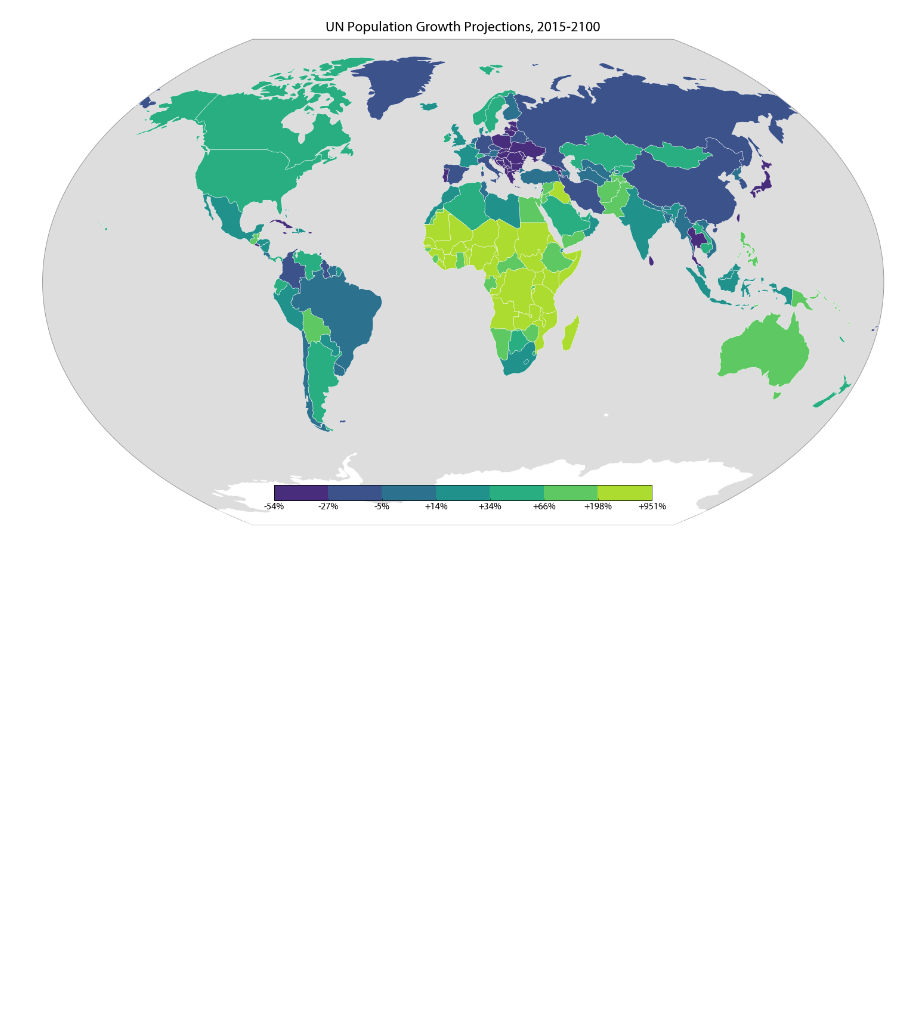
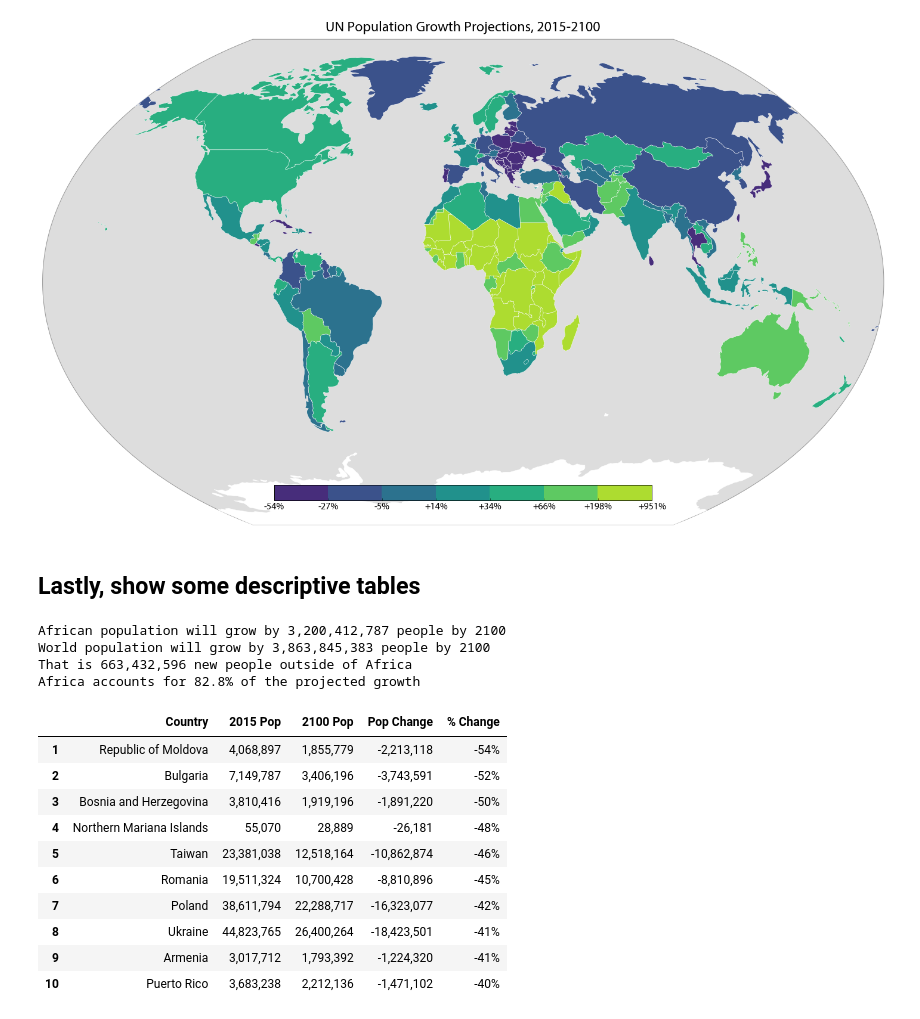
Before and after one commit to gboeing/ppde642, a Jupyter notebook: Examples-and-Demos/population-projections/visualize-population-projections.ipynb, the cells around one changed output. Drawn from its saved outputs; the diff is of its cells as text; code cells hidden in the pictures; blank space fills up the shorter version.

Commit message:
added descriptive tables

```diff
--- a/Examples-and-Demos/population-projections/visualize-population-projections.ipynb
+++ b/Examples-and-Demos/population-projections/visualize-population-projections.ipynb
@@ -45,4 +45,10 @@ df = df_full[cols]
+# %%
+# clean up a couple of country names
+df['country_name'] = df['country_name'].str.replace('United States of America', 'USA')
+df['country_name'] = df['country_name'].str.replace('Russian Federation', 'Russia')
+df['country_name'] = df['country_name'].str.replace('Democratic Republic of the Congo', 'Congo')
+df['country_name'] = df['country_name'].str.replace('United Republic of Tanzania', 'Tanzania')
+df['country_name'] = df['country_name'].str.replace('Other non-specified areas', 'Taiwan')
 # %%
-# multiply all numeric columns by 1000 to get population in units of 1
-df = df.applymap(lambda x: x if isinstance(x, unicode) else x * 1000)
-df.head()
+# multiply all numeric columns by 1000 to get population in units of 1 instead of 1000
+df = df.applymap(lambda x: x if isinstance(x, basestring) else x * 1000)
@@ -55,0 +55,8 @@ df.head()
+# %%
+# select the countries in africa for further analysis
+africa = df.iloc[0:58]
+
+# then sort df by current pop and reset index
+df = df.sort_values(by='2015', ascending=True, inplace=False)
+df = df.reset_index(drop=True)
+df.head()
@@ -212,3 +224,54 @@ fig.savefig('projected-pop-map.png', dpi=96)
 plt.show()
 # %% [output]
 [figure]
+# %% [markdown]
+## Lastly, show some descriptive tables
+# %%
+africa_change = africa['2100'] - africa['2015']
+world_change = df['2100'] - df['2015']
+
+print 'African population will grow by {:,.0f} people by 2100'.format(africa_change.sum())
+print 'World population will grow by {:,.0f} people by 2100'.format(world_change.sum())
+print 'That is {:,.0f} new people outside of Africa'.format(world_change.sum() - africa_change.sum())
+print 'Africa accounts for {:,.1f}% of the projected growth'.format(africa_change.sum() * 100 / world_change.sum())
+# %% [output]
+African population will grow by 3,200,412,787 people by 2100
+World population will grow by 3,863,845,383 people by 2100
+That is 663,432,596 new people outside of Africa
+Africa accounts for 82.8% of the projected growth
+# %%
+# format populations and changes nicely for display
+def get_pct_str(value):
+    pct = (value - 1) * 100
+    sign = '+' if pct > 0 else ''
+    return '{}{:,.0f}%'.format(sign, pct)
+
+def get_change_str(value):
+    sign = '+' if value > 0 else ''
+    return '{}{:,.0f}'.format(sign, value)
+
+def get_pop_str(value):
+    return '{:,.0f}'.format(value)
+
+change = df[['country_name', '2015', '2100', 'change']].copy()
+change['% Change'] = change['change'].map(get_pct_str)
+change['Pop Change'] = (change['2100'] - change['2015']).map(get_change_str)
+change[['2015', '2100']] = change[['2015', '2100']].applymap(get_pop_str)
+change = change.rename(columns={'country_name':'Country', '2015':'2015 Pop', '2100':'2100 Pop'})
+# %%
+# show the 10 countries projecting the greatest % population decline
+change = change.sort_values(by='change', inplace=False).reset_index()
+change.index = change.index.map(lambda x: x + 1)
+change[['Country', '2015 Pop', '2100 Pop', 'Pop Change', '% Change']].head(10)
+# %% [output]
+|  | Country | 2015 Pop | 2100 Pop | Pop Change | % Change |
+| 1 | Republic of Moldova | 4,068,897 | 1,855,779 | -2,213,118 | -54% |
+| 2 | Bulgaria | 7,149,787 | 3,406,196 | -3,743,591 | -52% |
+| 3 | Bosnia and Herzegovina | 3,810,416 | 1,919,196 | -1,891,220 | -50% |
+| 4 | Northern Mariana Islands | 55,070 | 28,889 | -26,181 | -48% |
+| 5 | Taiwan | 23,381,038 | 12,518,164 | -10,862,874 | -46% |
+| 6 | Romania | 19,511,324 | 10,700,428 | -8,810,896 | -45% |
+| 7 | Poland | 38,611,794 | 22,288,717 | -16,323,077 | -42% |
+| 8 | Ukraine | 44,823,765 | 26,400,264 | -18,423,501 | -41% |
+| 9 | Armenia | 3,017,712 | 1,793,392 | -1,224,320 | -41% |
+| 10 | Puerto Rico | 3,683,238 | 2,212,136 | -1,471,102 | -40% |
```
Also changed, not shown: parts of 12 cells of this notebook.
